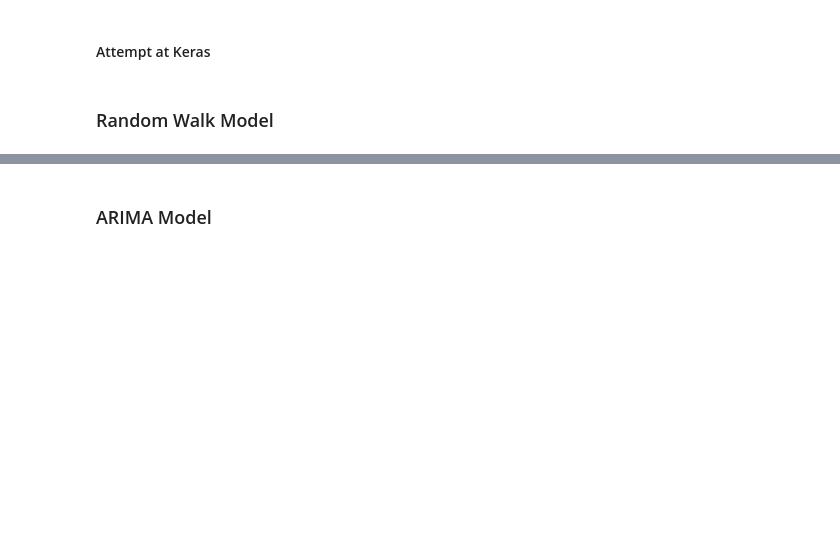
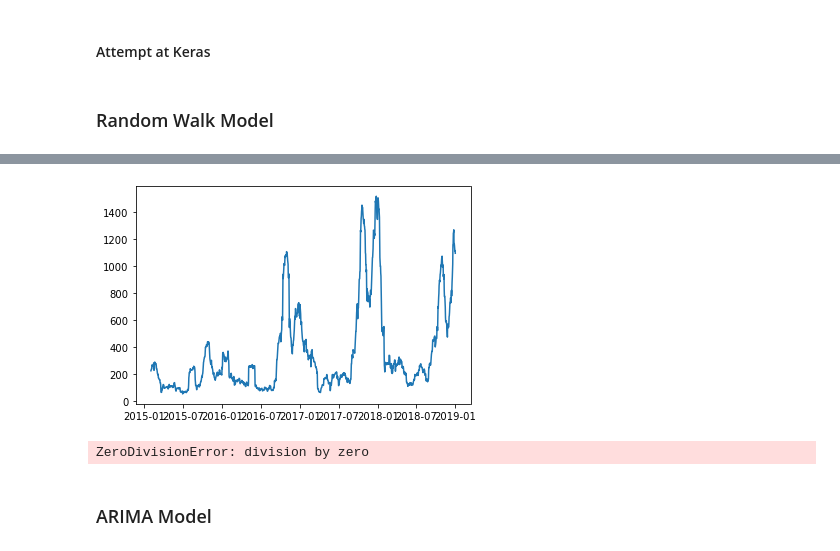
Before and after one commit to annachant/Capstone-Disney-World-Date-and-Attendance-Predictor, a Jupyter notebook: EDA.ipynb, the cells around one changed output, grey strips where cells are left out. Drawn from its saved outputs; the diff is of its cells as text; code cells hidden in the pictures; blank space fills up the shorter version.

```diff
--- a/EDA.ipynb
+++ b/EDA.ipynb
@@ -795,7 +828,13 @@ from keras.layers import LSTM
 # %%
-# fig, ax = plt.subplots()
+fig, ax = plt.subplots()
 
-# ax.plot(residuals.index, residuals.rolling(30).var());
+ax.plot(residuals.index, residuals.rolling(30).var());
+# %% [output]
+[figure, added]
+# %%
+print(1/0)
+# %% [output]
+ZeroDivisionError: division by zero
 # %% [markdown]
 ### ARIMA Model
 # %%
```
Also changed, not shown: parts of 45 cells of this notebook, 5 other files.
